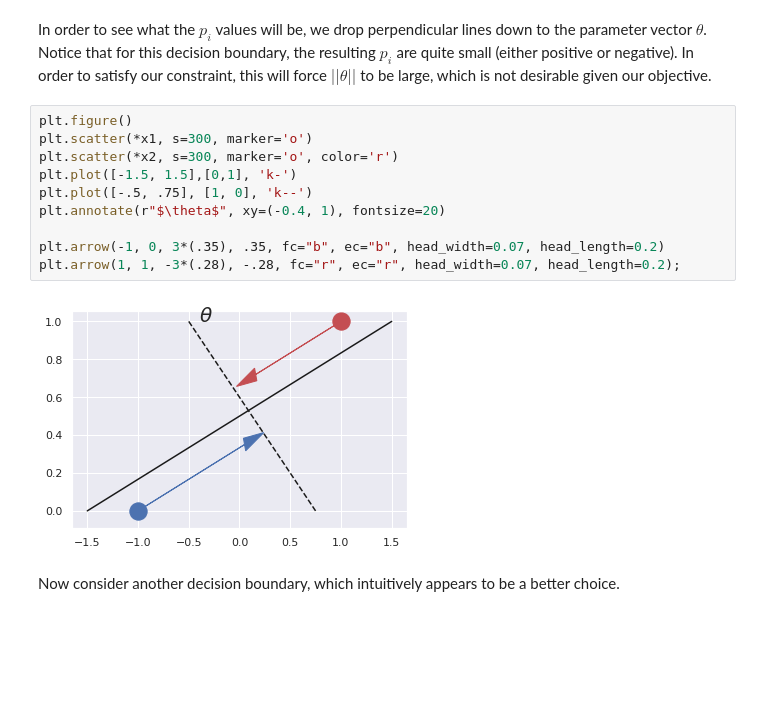
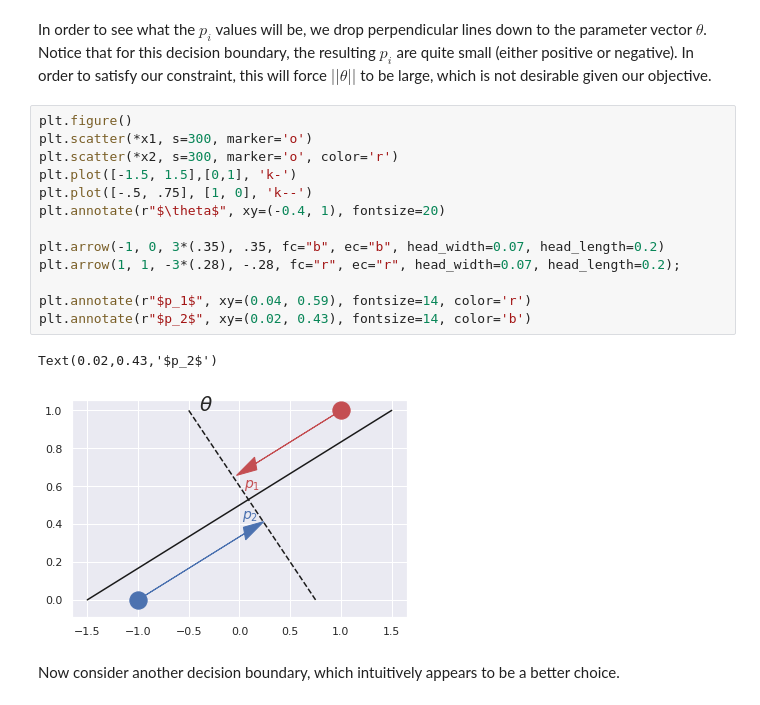
Before and after one commit to ntjames/Bios8366, a Jupyter notebook: notebooks/Section6_4-Support-Vector-Machines.ipynb, the cells around one changed output. Saved outputs shown, nothing was run; the diff lists cells and outputs as text; blank space fills up the shorter version.

```diff
--- a/notebooks/Section6_4-Support-Vector-Machines.ipynb
+++ b/notebooks/Section6_4-Support-Vector-Machines.ipynb
@@ -185,15 +185,19 @@ In order to see what the $p_i$ values will be, we drop perpendicular lines down
 # %%
 plt.figure()
 plt.scatter(*x1, s=300, marker='o')
 plt.scatter(*x2, s=300, marker='o', color='r')
 plt.plot([-1.5, 1.5],[0,1], 'k-')
 plt.plot([-.5, .75], [1, 0], 'k--')
 plt.annotate(r"$\theta$", xy=(-0.4, 1), fontsize=20)
 
 plt.arrow(-1, 0, 3*(.35), .35, fc="b", ec="b", head_width=0.07, head_length=0.2)
 plt.arrow(1, 1, -3*(.28), -.28, fc="r", ec="r", head_width=0.07, head_length=0.2);
+
+plt.annotate(r"$p_1$", xy=(0.04, 0.59), fontsize=14, color='r')
+plt.annotate(r"$p_2$", xy=(0.02, 0.43), fontsize=14, color='b')
 # %% [output]
+Text(0.02,0.43,'$p_2$')
-[figure, old version]
+[figure, new version]
 # %% [markdown]
 Now consider another decision boundary, which intuitively appears to be a better choice.
 # %%
```
Also changed, not shown: parts of 63 cells of this notebook.
